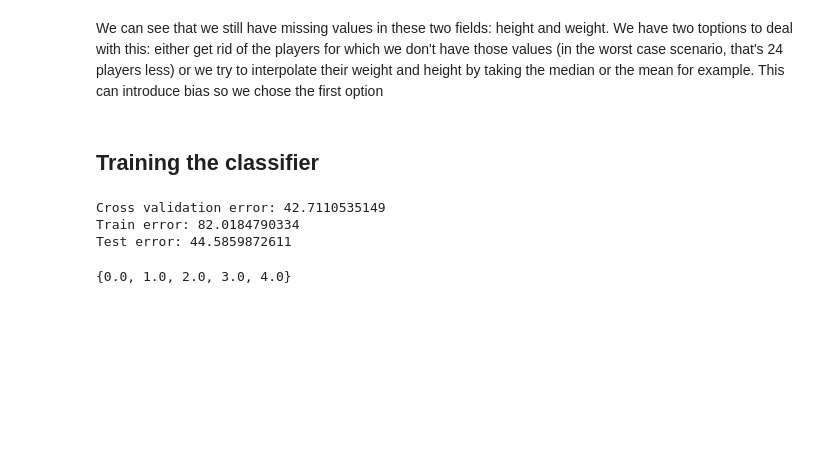
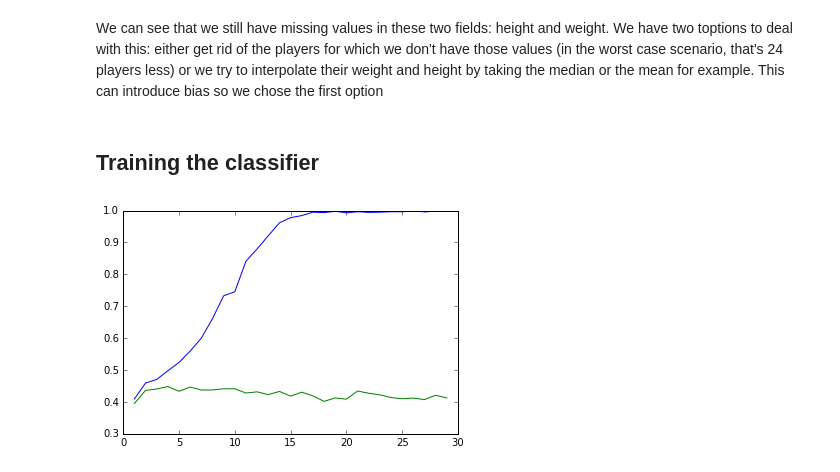
Before and after one commit to Gronlaen/data-analytics-homeworks, a Jupyter notebook: 04 - Applied ML/HW4.ipynb, the cells around one changed output. Saved outputs shown, nothing was run; the diff lists cells and outputs as text; code cells hidden in the pictures; blank space fills up the shorter version.

```diff
--- a/04 - Applied ML/HW4.ipynb
+++ b/04 - Applied ML/HW4.ipynb
@@ -80,8 +61,6 @@ dtype: int64
 # %% [markdown]
 We can see that we still have missing values in these two fields: height and weight. We have two toptions to deal with this: either get rid of the players for which we don't have those values (in the worst case scenario, that's 24 players less) or we try to interpolate their weight and height by taking the median or the mean for example. This can introduce bias so we chose the first option
 # %%
-player_description.dropna(subset=['weight', 'height'], inplace=True)
-
 # labels
 player_rating = player_description['rater1']
 
@@ -91,28 +70,30 @@ player_description.drop(['rater1', 'rater2'], axis=1, inplace=True)
 # %%
 X = player_description.as_matrix()
 y = (player_rating*4).as_matrix()
 X_train, X_test, y_train, y_test = train_test_split(X, y, test_size=0.1, random_state=0)
-model = RandomForestClassifier(n_estimators=30, max_depth=10)
-c = sklearn.cross_validation.cross_val_score(model, X_train, y_train, cv=10)
-print("Cross validation error:", np.mean(c)*100)
-model.fit(X_train, y_train)
+tr_accuracy = []
+te_accuracy = []
+cross = []
+for n in [20]:
+    for d in range(1,30):
+        model = RandomForestClassifier(n_estimators=n, max_depth=d)
+        c = sklearn.cross_validation.cross_val_score(model, X, y, cv=10)
+        cross.append(np.mean(c))
+        model.fit(X_train, y_train)
 
-te_pred = model.predict(X_test)
-tr_pred = model.predict(X_train)
+        te_pred = model.predict(X_test)
+        tr_pred = model.predict(X_train)
 
-tr_error = tr_pred == y_train
-tr_error = np.sum(tr_error)/len(tr_error)
+        tr_error = tr_pred == y_train
+        tr_error = np.sum(tr_error)/len(tr_error)
 
-te_error = te_pred == y_test
-te_error = np.sum(te_error)/len(te_error)
+        te_error = te_pred == y_test
+        te_error = np.sum(te_error)/len(te_error)
 
-print("Train error:", tr_error*100)
-print("Test error:", te_error*100)
+        tr_accuracy.append(tr_error)
+        te_accuracy.append(te_error)
+
+plt.plot(range(1,30), tr_accuracy)
+plt.plot(range(1,30), cross);
 # %% [output]
-Cross validation error: 42.7110535149
-Train error: 82.0184790334
-Test error: 44.5859872611
+[figure, added]
-# %%
-set(y)
-# %% [output]
-{0.0, 1.0, 2.0, 3.0, 4.0}
```
Also changed, not shown: parts of 6 cells of this notebook.
